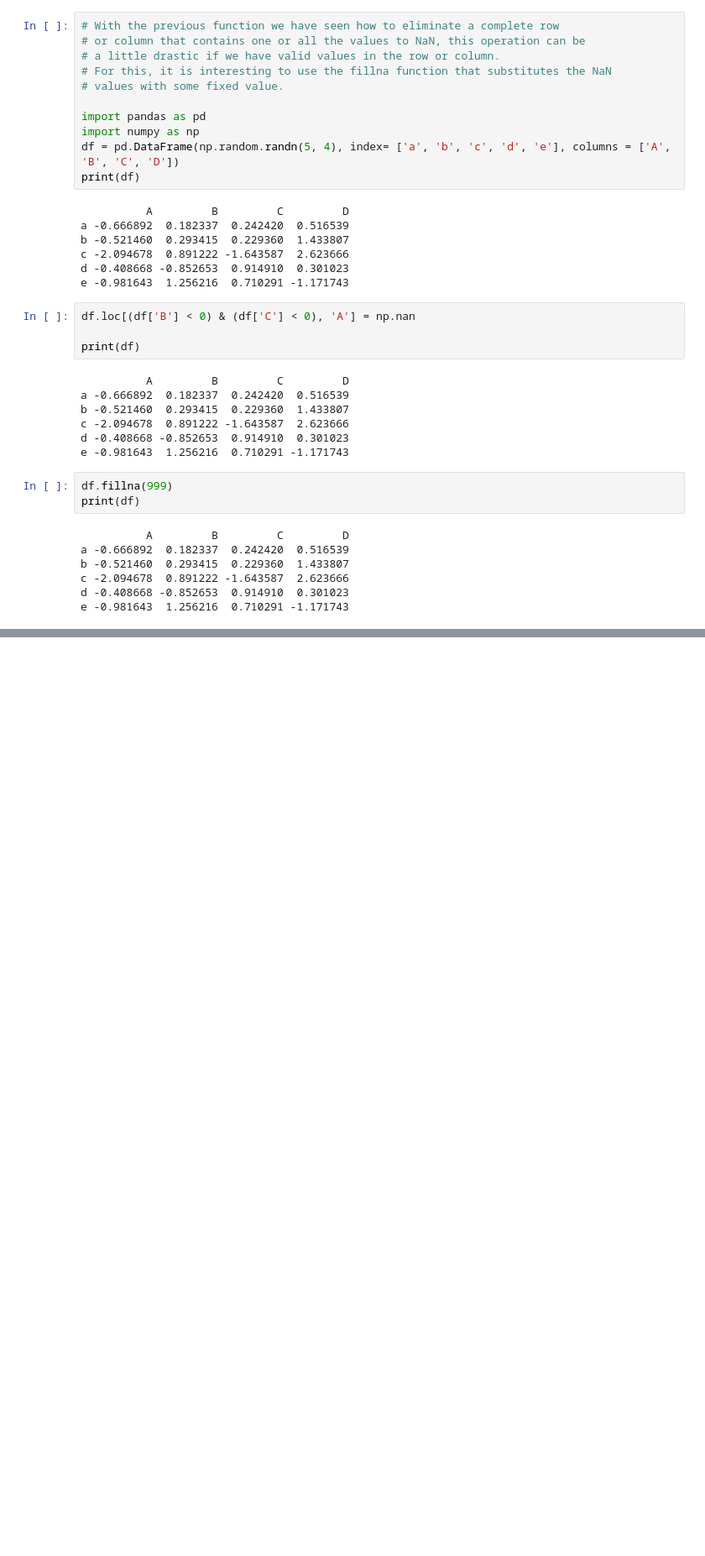
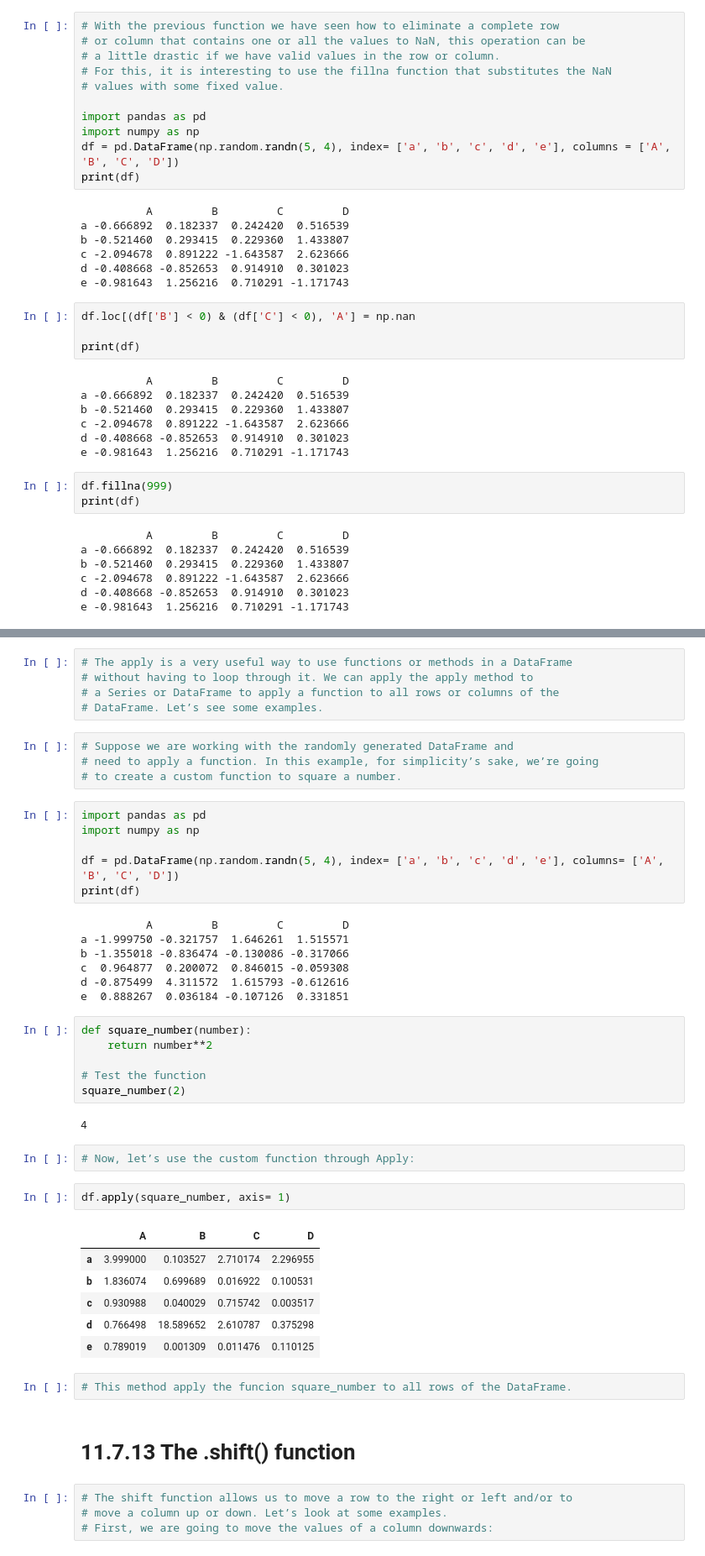
Before and after one commit to gr8bipin/python_basics_finance, a Jupyter notebook: pandas_module.ipynb, the cells around one changed output, grey strips where cells are left out. Shown: that part at 84% size. Saved outputs shown, nothing was run; the diff lists cells and outputs as text; blank space fills up the shorter version.

```diff
--- a/pandas_module.ipynb
+++ b/pandas_module.ipynb
@@ -1313,0 +1316,49 @@ e -0.981643  1.256216  0.710291 -1.171743
+# %%
+# The apply is a very useful way to use functions or methods in a DataFrame
+# without having to loop through it. We can apply the apply method to
+# a Series or DataFrame to apply a function to all rows or columns of the
+# DataFrame. Let’s see some examples.
+# %%
+# Suppose we are working with the randomly generated DataFrame and
+# need to apply a function. In this example, for simplicity’s sake, we’re going
+# to create a custom function to square a number.
+# %%
+import pandas as pd
+import numpy as np
+
+df = pd.DataFrame(np.random.randn(5, 4), index= ['a', 'b', 'c', 'd', 'e'], columns= ['A', 'B', 'C', 'D'])
+print(df)
+# %% [output]
+          A         B         C         D
+a -1.999750 -0.321757  1.646261  1.515571
+b -1.355018 -0.836474 -0.130086 -0.317066
+c  0.964877  0.200072  0.846015 -0.059308
+d -0.875499  4.311572  1.615793 -0.612616
+e  0.888267  0.036184 -0.107126  0.331851
+# %%
+def square_number(number):
+    return number**2
+
+# Test the function
+square_number(2)
+# %% [output]
+4
+# %%
+# Now, let’s use the custom function through Apply:
+# %%
+df.apply(square_number, axis= 1)
+# %% [output]
+|  | A | B | C | D |
+| a | 3.999000 | 0.103527 | 2.710174 | 2.296955 |
+| b | 1.836074 | 0.699689 | 0.016922 | 0.100531 |
+| c | 0.930988 | 0.040029 | 0.715742 | 0.003517 |
+| d | 0.766498 | 18.589652 | 2.610787 | 0.375298 |
+| e | 0.789019 | 0.001309 | 0.011476 | 0.110125 |
+# %%
+# This method apply the funcion square_number to all rows of the DataFrame.
+# %% [markdown]
+# 11.7.13 The .shift() function
+# %%
+# The shift function allows us to move a row to the right or left and/or to
+# move a column up or down. Let’s look at some examples.
+# First, we are going to move the values of a column downwards:
```
Also changed, not shown: parts of 44 cells of this notebook.
